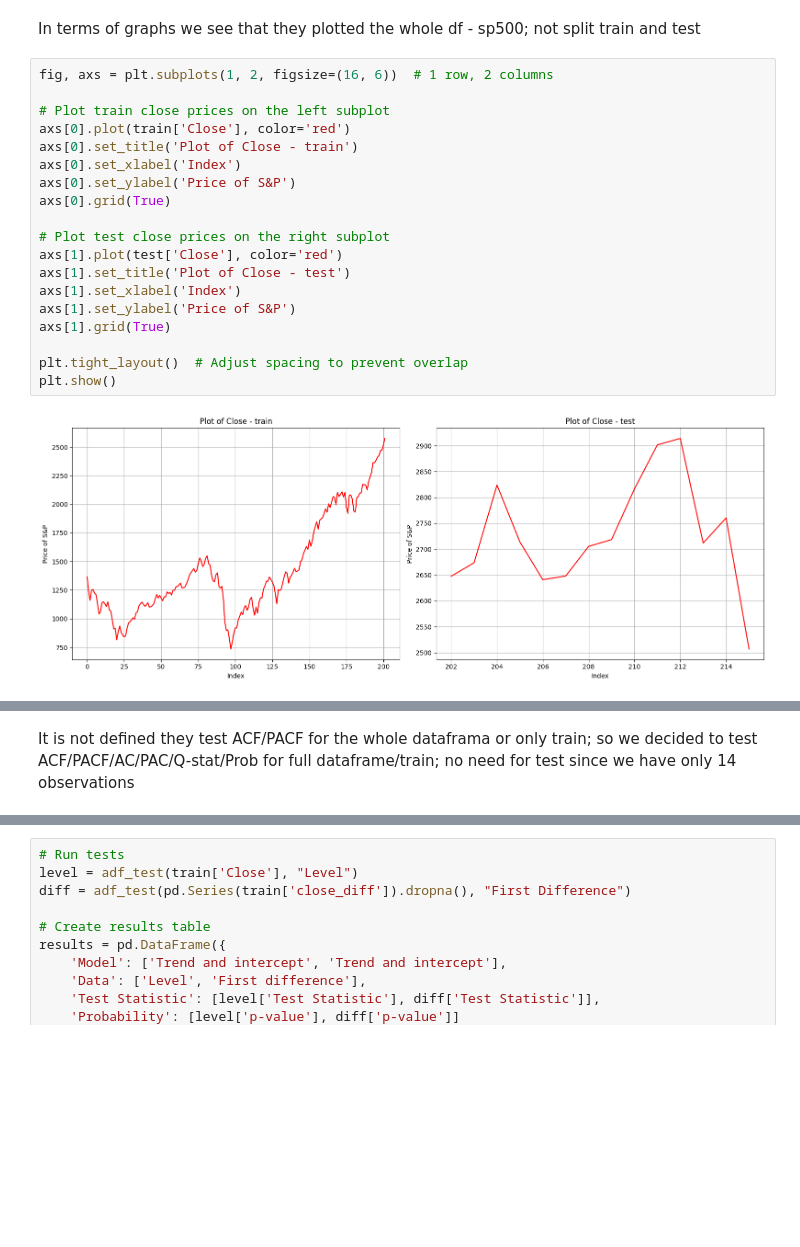
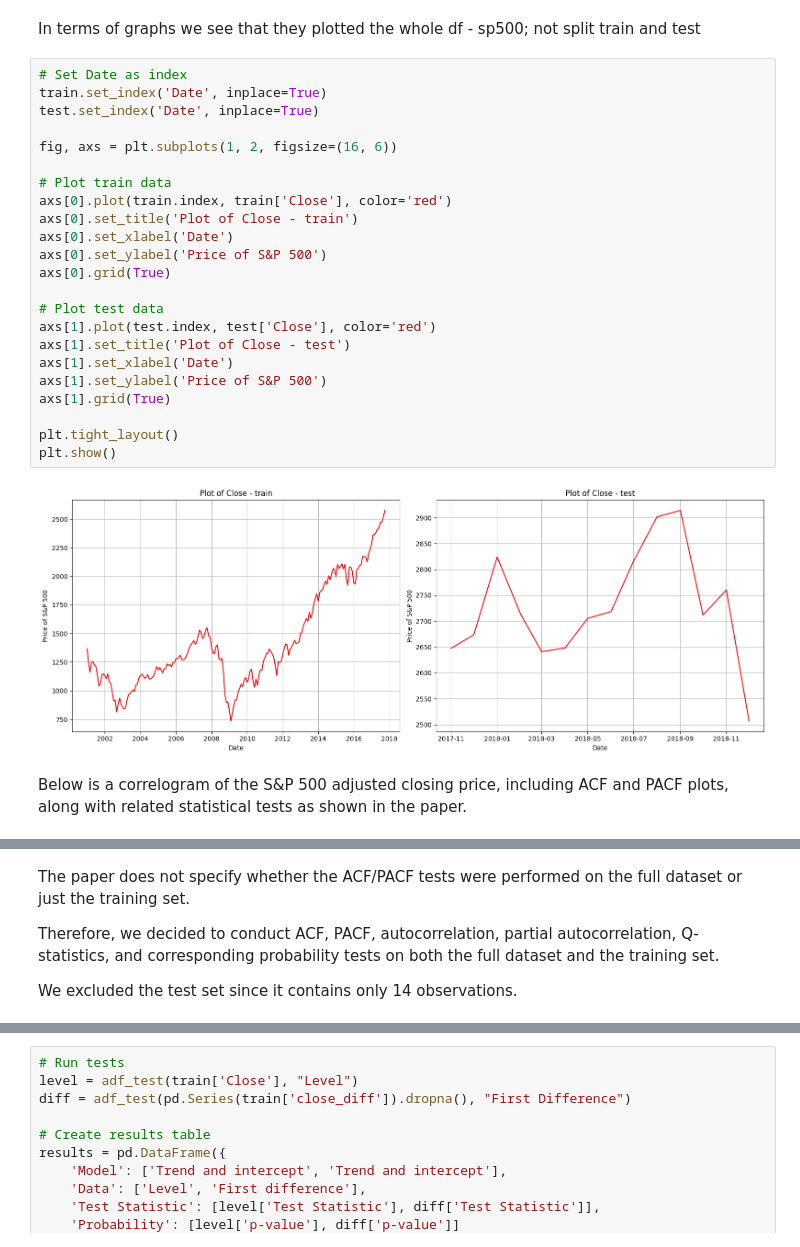
Before and after one commit to koogelpotato/RRProject2025, a Jupyter notebook: project.ipynb, the cells around one changed output, grey strips where cells are left out. Saved outputs shown, nothing was run; the diff lists cells and outputs as text; blank space fills up the shorter version.

Commit message:
Performed a reproducible analysis
Made several corrections and provided a clearer interpretation of the steps performed.

```diff
--- a/project.ipynb
+++ b/project.ipynb
@@ -178,28 +201,38 @@ plt.show()
 # %% [markdown]
 In terms of graphs we see that they plotted the whole df - sp500; not split train and test
 # %%
-fig, axs = plt.subplots(1, 2, figsize=(16, 6))  # 1 row, 2 columns
+# Set Date as index
+train.set_index('Date', inplace=True)
+test.set_index('Date', inplace=True)
 
-# Plot train close prices on the left subplot
-axs[0].plot(train['Close'], color='red')
+fig, axs = plt.subplots(1, 2, figsize=(16, 6))
+
+# Plot train data
+axs[0].plot(train.index, train['Close'], color='red')
 axs[0].set_title('Plot of Close - train')
-axs[0].set_xlabel('Index')
-axs[0].set_ylabel('Price of S&P')
+axs[0].set_xlabel('Date')
+axs[0].set_ylabel('Price of S&P 500')
 axs[0].grid(True)
 
-# Plot test close prices on the right subplot
-axs[1].plot(test['Close'], color='red')
+# Plot test data
+axs[1].plot(test.index, test['Close'], color='red')
 axs[1].set_title('Plot of Close - test')
-axs[1].set_xlabel('Index')
-axs[1].set_ylabel('Price of S&P')
+axs[1].set_xlabel('Date')
+axs[1].set_ylabel('Price of S&P 500')
 axs[1].grid(True)
 
-plt.tight_layout()  # Adjust spacing to prevent overlap
+plt.tight_layout()
 plt.show()
 # %% [output]
-[figure, old version]
+[figure, new version]
+# %% [markdown]
+Below is a correlogram of the S&P 500 adjusted closing price, including ACF and PACF plots, along with related statistical tests as shown in the paper.
 # %% [markdown]
 ![image.png](attachment:image.png)
 # %% [markdown]
-It is not defined they test ACF/PACF for the whole dataframa or only train; so we decided to test ACF/PACF/AC/PAC/Q-stat/Prob for full dataframe/train; no need for test since we have only 14 observations
+The paper does not specify whether the ACF/PACF tests were performed on the full dataset or just the training set.
+
+Therefore, we decided to conduct ACF, PACF, autocorrelation, partial autocorrelation, Q-statistics, and corresponding probability tests on both the full dataset and the training set.
+
+We excluded the test set since it contains only 14 observations.
 # %%
```
Also changed, not shown: parts of 75 cells of this notebook, 1 other file.
